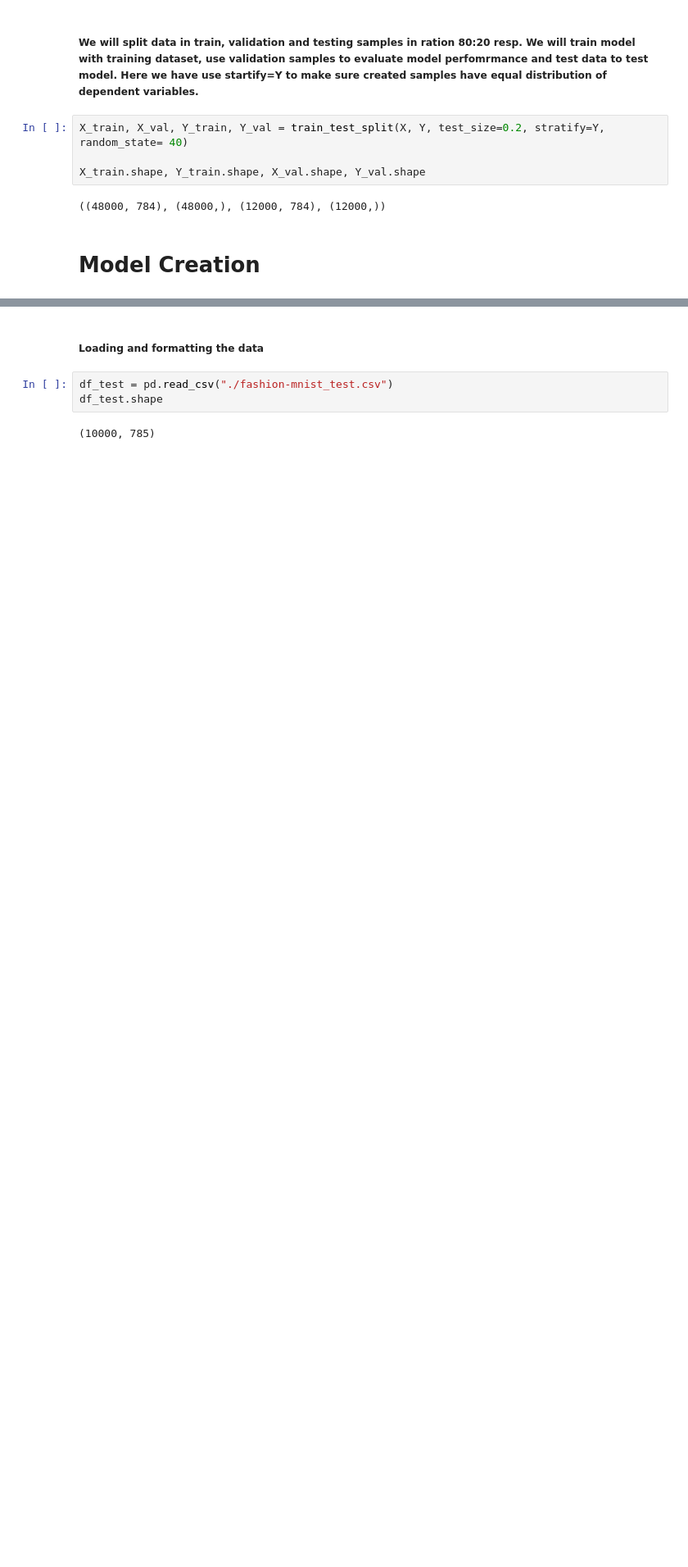
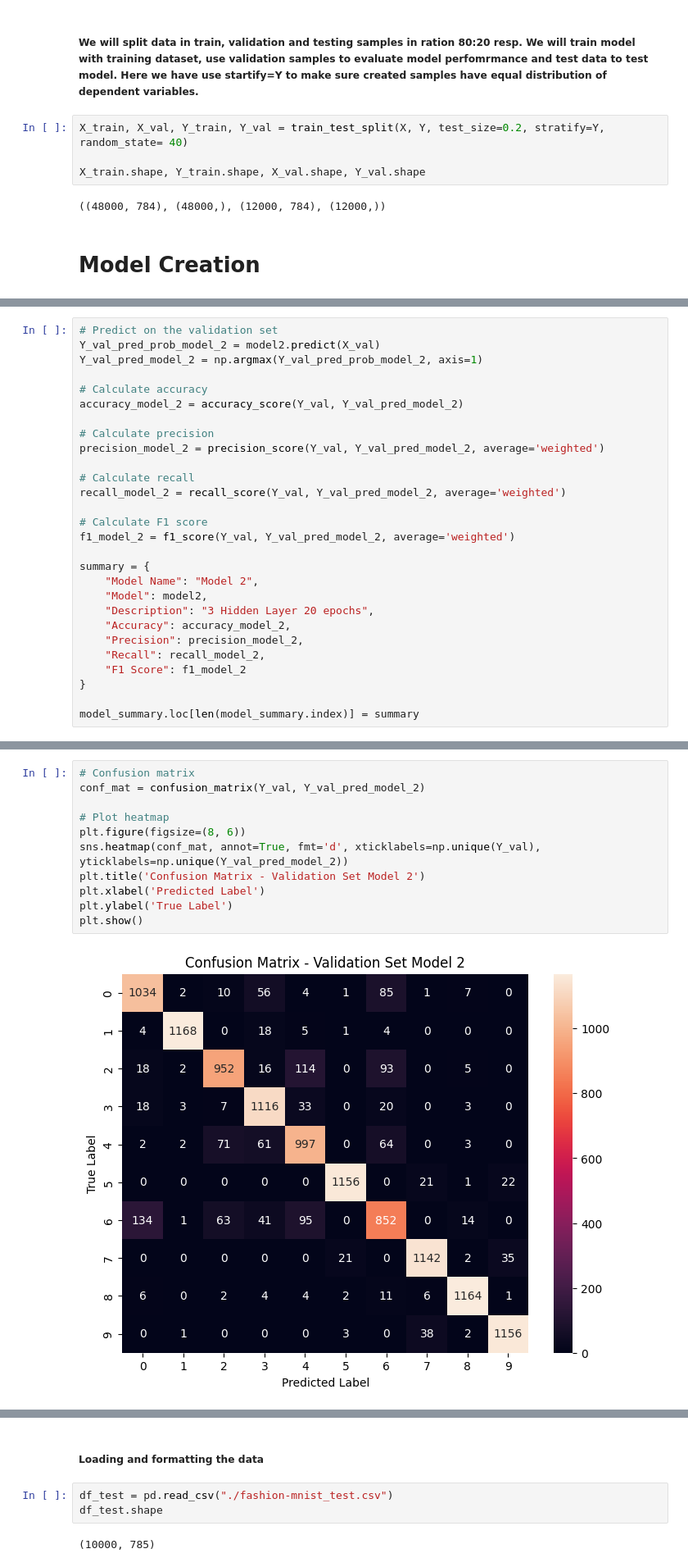
Before and after one commit to mnbl/CSCN8010-24W-LAB-8, a Jupyter notebook: CSCN8010-24W-LAB-8.ipynb, the cells around one changed output, grey strips where cells are left out. Shown at 82% size. Saved outputs shown, nothing was run; the diff lists cells and outputs as text; blank space fills up the shorter version.

```diff
--- a/CSCN8010-24W-LAB-8.ipynb
+++ b/CSCN8010-24W-LAB-8.ipynb
@@ -244,0 +281,28 @@ plt.show()
+# %%
+# Predict on the validation set
+Y_val_pred_prob_model_2 = model2.predict(X_val)
+Y_val_pred_model_2 = np.argmax(Y_val_pred_prob_model_2, axis=1)
+
+# Calculate accuracy
+accuracy_model_2 = accuracy_score(Y_val, Y_val_pred_model_2)
+
+# Calculate precision
+precision_model_2 = precision_score(Y_val, Y_val_pred_model_2, average='weighted')
+
+# Calculate recall
+recall_model_2 = recall_score(Y_val, Y_val_pred_model_2, average='weighted')
+
+# Calculate F1 score
+f1_model_2 = f1_score(Y_val, Y_val_pred_model_2, average='weighted')
+
+summary = {
+    "Model Name": "Model 2",
+    "Model": model2,
+    "Description": "3 Hidden Layer 20 epochs",
+    "Accuracy": accuracy_model_2,
+    "Precision": precision_model_2,
+    "Recall": recall_model_2,
+    "F1 Score": f1_model_2
+}
+
+model_summary.loc[len(model_summary.index)] = summary
@@ -244,0 +311,13 @@ plt.show()
+# %%
+# Confusion matrix
+conf_mat = confusion_matrix(Y_val, Y_val_pred_model_2)
+
+# Plot heatmap
+plt.figure(figsize=(8, 6))
+sns.heatmap(conf_mat, annot=True, fmt='d', xticklabels=np.unique(Y_val), yticklabels=np.unique(Y_val_pred_model_2))
+plt.title('Confusion Matrix - Validation Set Model 2')
+plt.xlabel('Predicted Label')
+plt.ylabel('True Label')
+plt.show()
+# %% [output]
+[figure, added]
```
Also changed, not shown: parts of 43 cells of this notebook, 1 other file.
